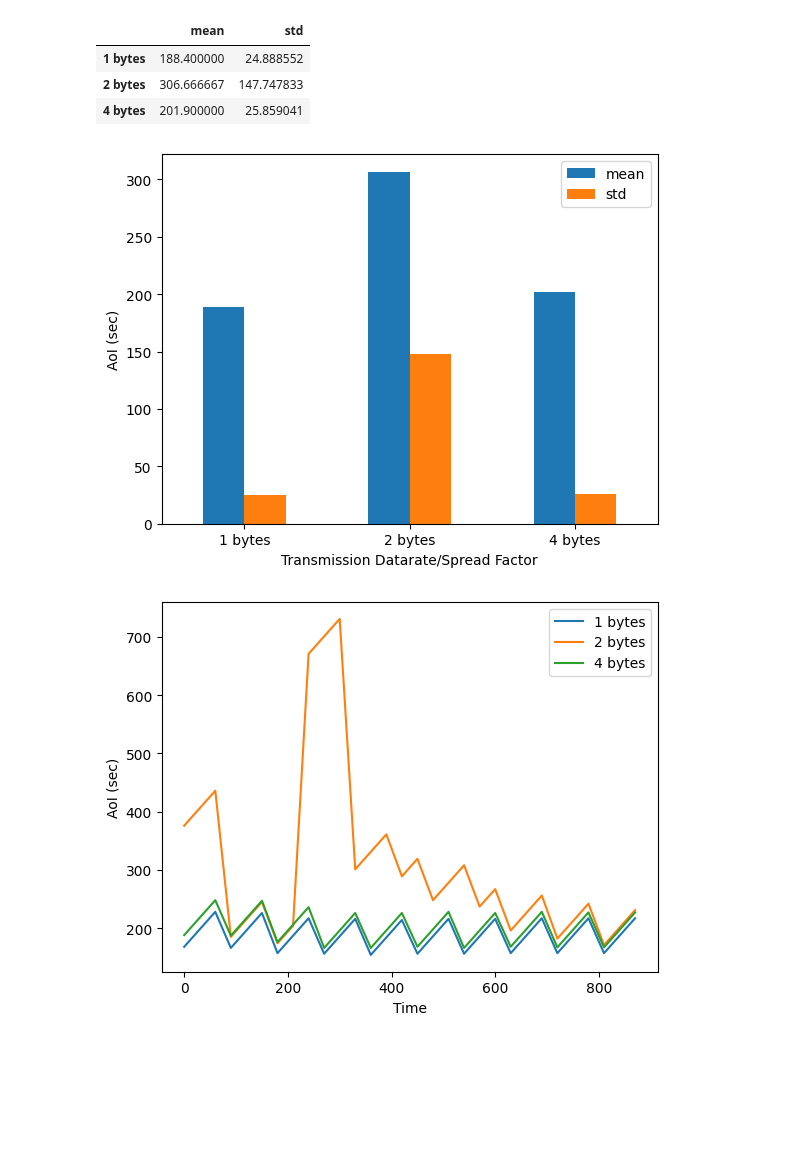
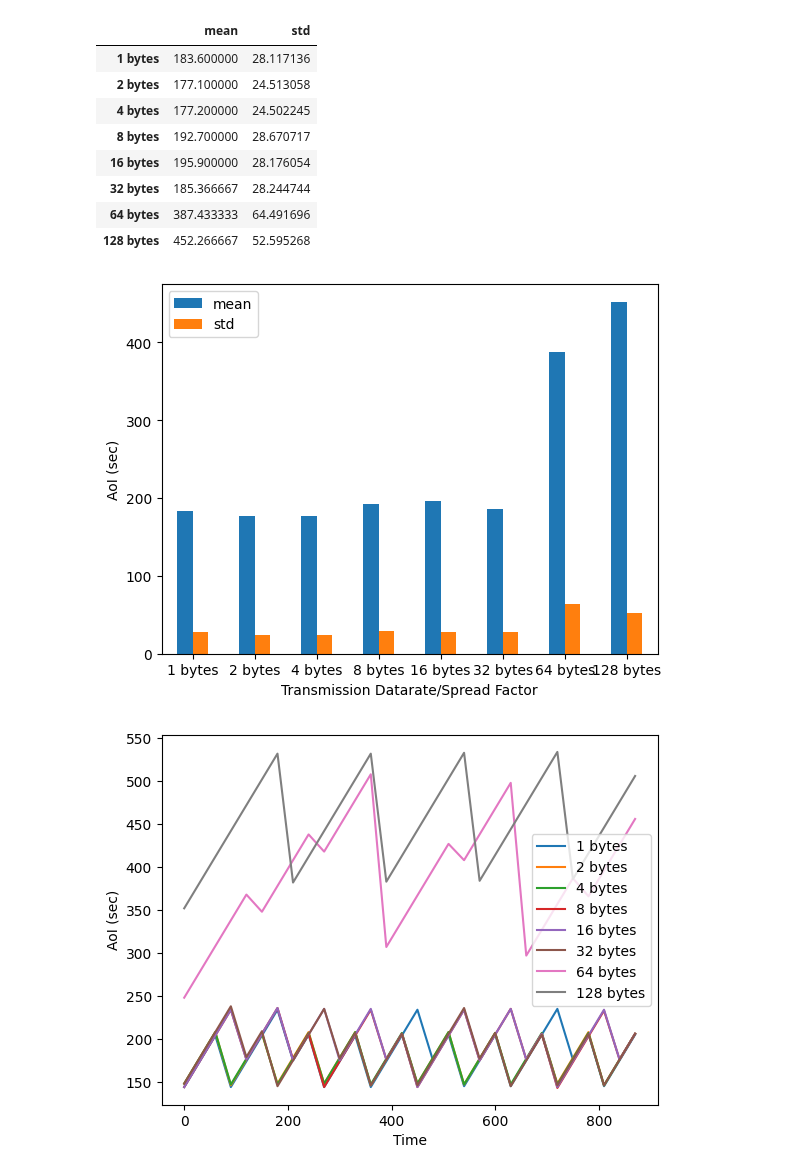
Before and after one commit to maxDeCoder/Avignon_LORA, a Jupyter notebook: test.ipynb, the cells around one changed output. Saved outputs shown, nothing was run; the diff lists cells and outputs as text; code cells hidden in the pictures; blank space fills up the shorter version.

```diff
--- a/test.ipynb
+++ b/test.ipynb
@@ -63,7 +63,7 @@ for item in l:
 df.index.name="Time"
 df.index = df.index * 30
 # %%
-l = [1,2,4]
+l = [1,2,4,8,16,32,64,128]
 
 df = pd.DataFrame()
 for item in l:
@@ -77,21 +77,26 @@ import matplotlib.pyplot as plt
 # %%
 avgs, stds = np.mean(df.to_numpy(), axis=0), np.std(df.to_numpy(),axis=0)
 aggs = pd.DataFrame({"mean": avgs, "std": stds}, index=df.columns)
 display(aggs)
 ax = aggs.plot.bar()
 
-ax.set_xticklabels(aggs.index, rotation = 0)
+ax.set_xticklabels(aggs.index, rotation = 45)
 ax.set_xlabel("Transmission Datarate/Spread Factor")
 ax.set_ylabel("AoI (sec)")
 plt.show()
 
 ax = df.plot.line()
 ax.set_ylabel("AoI (sec)")
 plt.show()
 # %% [output]
 |  | mean | std |
-| 1 bytes | 188.400000 | 24.888552 |
-| 2 bytes | 306.666667 | 147.747833 |
-| 4 bytes | 201.900000 | 25.859041 |
+| 1 bytes | 183.600000 | 28.117136 |
+| 2 bytes | 177.100000 | 24.513058 |
+| 4 bytes | 177.200000 | 24.502245 |
+| 8 bytes | 192.700000 | 28.670717 |
+| 16 bytes | 195.900000 | 28.176054 |
+| 32 bytes | 185.366667 | 28.244744 |
+| 64 bytes | 387.433333 | 64.491696 |
+| 128 bytes | 452.266667 | 52.595268 |
-[figure, old version]
+[figure, new version]
-[figure, old version]
+[figure, new version]
```
Also changed, not shown: 8 other files.
